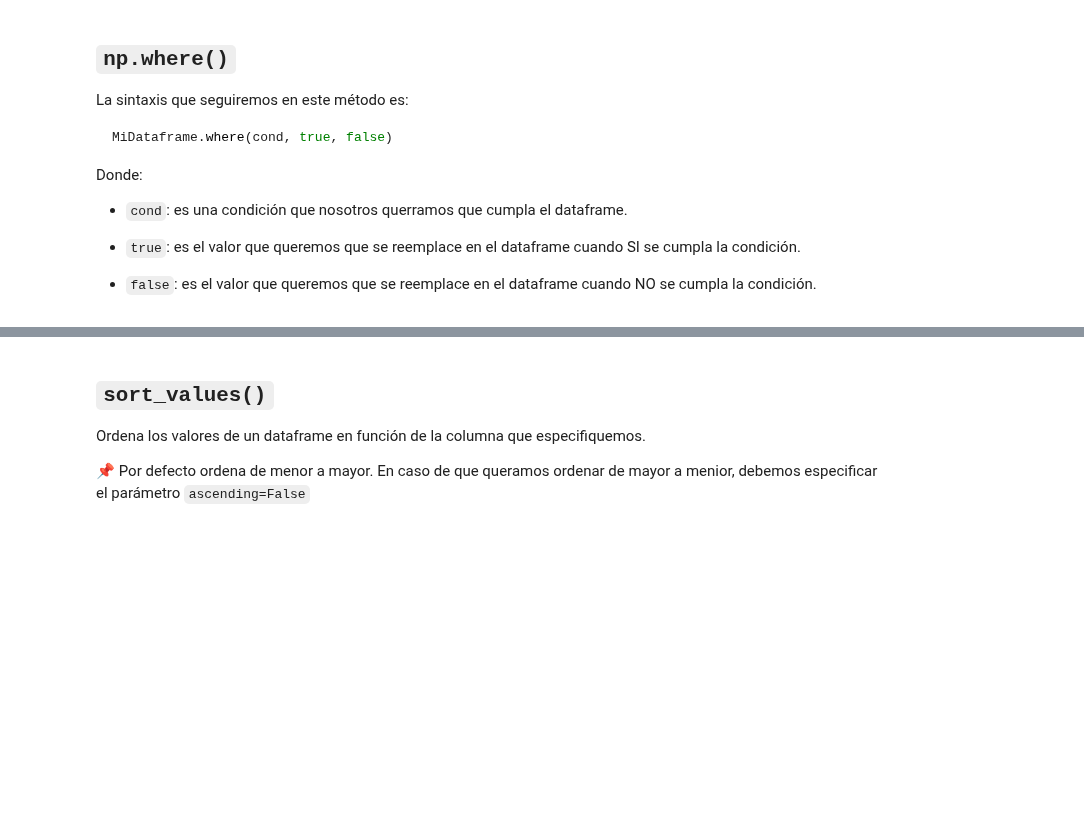
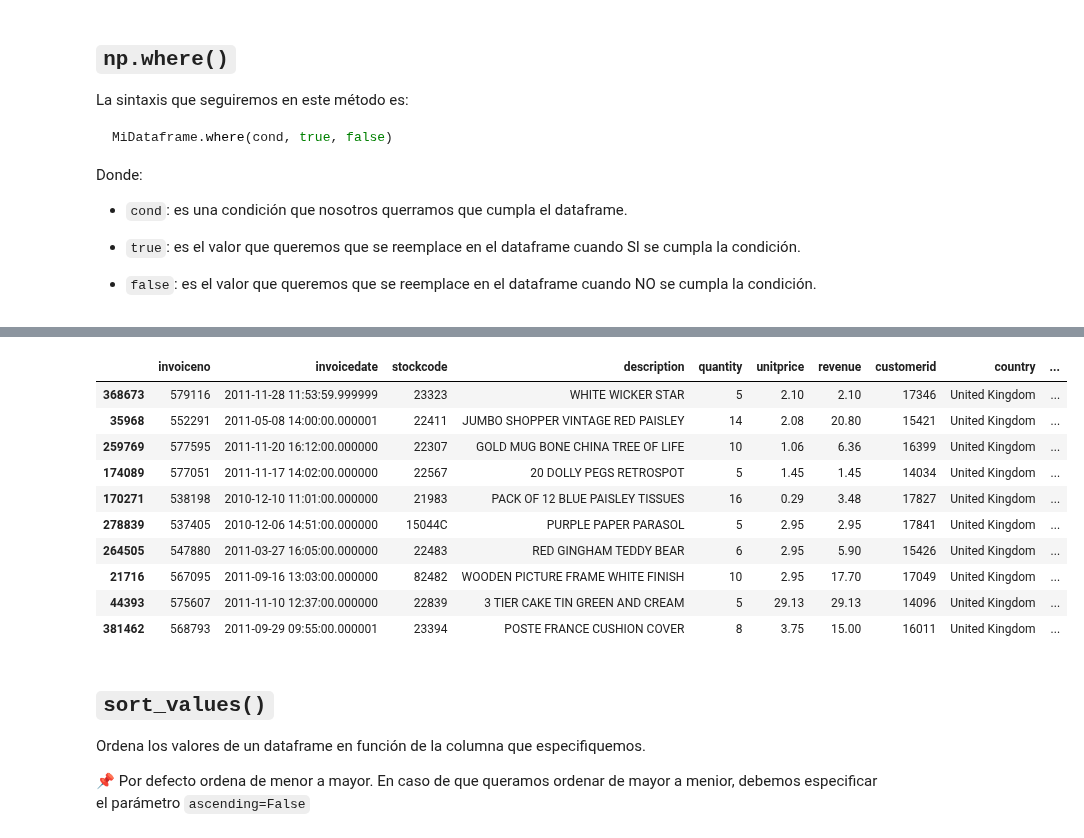
Before and after one commit to Ironhack-Data-Madrid-PartTime-May22/apuntes_clases, a Jupyter notebook: semana-04/4.2-Mas-Pandas.ipynb, the cells around one changed output, grey strips where cells are left out. Saved outputs shown, nothing was run; the diff lists cells and outputs as text; code cells hidden in the pictures; blank space fills up the shorter version.

```diff
--- a/semana-04/4.2-Mas-Pandas.ipynb
+++ b/semana-04/4.2-Mas-Pandas.ipynb
@@ -25,3 +90,9 @@ from pydataset import data
 # Exploración del dataframe
 # %% [markdown]
 En este jupyter trabajaremos con este dataframe
+# %%
+# cargar csv
+
+df = pd.read_csv('datos/retail.csv')
+
+df.head()
@@ -47,0 +234,5 @@ Donde:
+# %%
+# lo podemos hacer para reemplazar cualquier valor dentro de una columna.
+# con el inplace = True lo que hacemos es que nos sobreescriba los cambios en el df
+
+df["stockcode"].replace("85123A", "85123B", inplace = True)
@@ -60,3 +260,5 @@ Donde:
 
 
 - `inplace`: para que los cambios se ejecuten sobre el dataframe orginal.
+# %%
+df.nullid.fillna(df.nullid.median(), inplace=True)
@@ -71,3 +282,7 @@ MiDataframe.dropna(inplace)
 Donde:
 
 - `inplace`: para que los cambios se ejecuten sobre el dataframe orginal.
+# %%
+df = df.dropna()
+
+df.head()
@@ -92,3 +334,20 @@ Donde:
+# %%
+df["descripcion_cambiada"] = np.where(df["description"] == "CREAM HANGING HEART T-LIGHT HOLDER", 1, 2)
+
+
+df.sample(10)
+# %% [output]
+|  | invoiceno | invoicedate | stockcode | description | quantity | unitprice | revenue | customerid | country | ... |
+| 368673 | 579116 | 2011-11-28 11:53:59.999999 | 23323 | WHITE WICKER STAR | 5 | 2.10 | 2.10 | 17346 | United Kingdom | ... |
+| 35968 | 552291 | 2011-05-08 14:00:00.000001 | 22411 | JUMBO SHOPPER VINTAGE RED PAISLEY | 14 | 2.08 | 20.80 | 15421 | United Kingdom | ... |
+| 259769 | 577595 | 2011-11-20 16:12:00.000000 | 22307 | GOLD MUG BONE CHINA TREE OF LIFE | 10 | 1.06 | 6.36 | 16399 | United Kingdom | ... |
+| 174089 | 577051 | 2011-11-17 14:02:00.000000 | 22567 | 20 DOLLY PEGS RETROSPOT | 5 | 1.45 | 1.45 | 14034 | United Kingdom | ... |
+| 170271 | 538198 | 2010-12-10 11:01:00.000000 | 21983 | PACK OF 12 BLUE PAISLEY TISSUES | 16 | 0.29 | 3.48 | 17827 | United Kingdom | ... |
+| 278839 | 537405 | 2010-12-06 14:51:00.000000 | 15044C | PURPLE PAPER PARASOL | 5 | 2.95 | 2.95 | 17841 | United Kingdom | ... |
+| 264505 | 547880 | 2011-03-27 16:05:00.000000 | 22483 | RED GINGHAM TEDDY BEAR | 6 | 2.95 | 5.90 | 15426 | United Kingdom | ... |
+| 21716 | 567095 | 2011-09-16 13:03:00.000000 | 82482 | WOODEN PICTURE FRAME WHITE FINISH | 10 | 2.95 | 17.70 | 17049 | United Kingdom | ... |
+| 44393 | 575607 | 2011-11-10 12:37:00.000000 | 22839 | 3 TIER CAKE TIN GREEN AND CREAM | 5 | 29.13 | 29.13 | 14096 | United Kingdom | ... |
+| 381462 | 568793 | 2011-09-29 09:55:00.000001 | 23394 | POSTE FRANCE CUSHION COVER | 8 | 3.75 | 15.00 | 16011 | United Kingdom | ... |
 # %% [markdown]
 ## `sort_values()`
 
```
Also changed, not shown: parts of 101 cells of this notebook, 1 other file.
